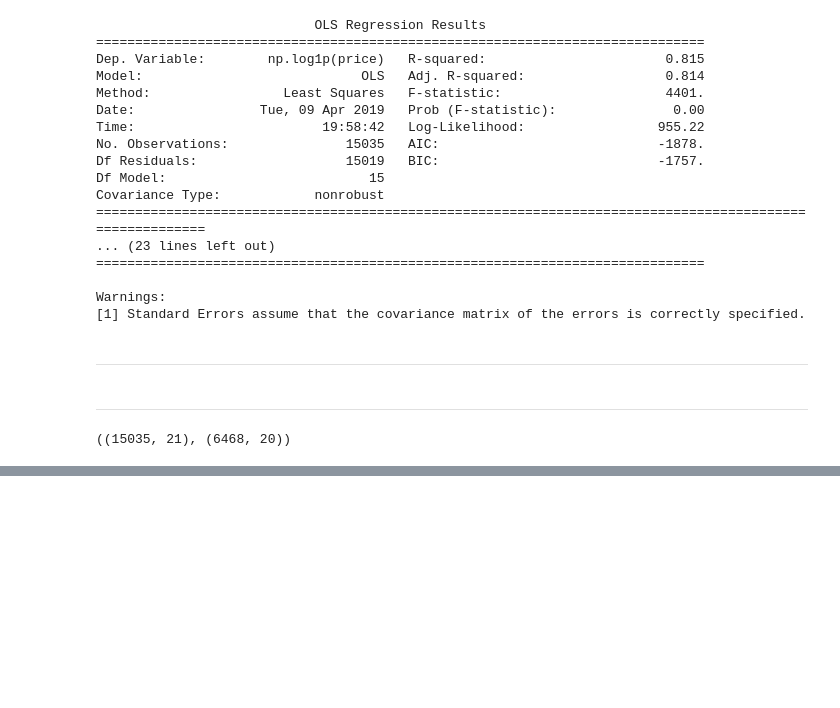
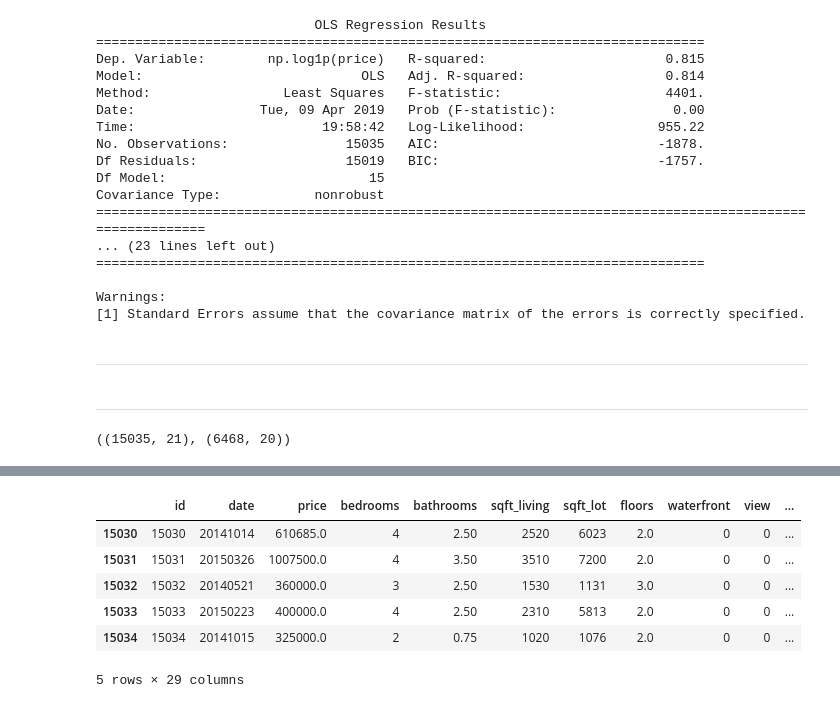
Before and after one commit to Junhojuno/everyday-kaggle, a Jupyter notebook: houseprice_prediction/code/Lets-Model-it.ipynb, the cells around one changed output, grey strips where cells are left out. Drawn from its saved outputs; the diff is of its cells as text; code cells hidden in the pictures; blank space fills up the shorter version.

```diff
--- a/houseprice_prediction/code/Lets-Model-it.ipynb
+++ b/houseprice_prediction/code/Lets-Model-it.ipynb
@@ -357,14 +427,2 @@ def drop_columns(train, test, cols):
 # # sqft_living > sqft_living15 : categorical로 만들기
 # def which_bigger(train, test):
-# %%
-df_train, df_test = is_center(df_train, df_test)
-df_train, df_test = is_renovated(df_train, df_test)
-df_train, df_test = years_of_construction(df_train, df_test)
-df_train = target_logscaling(df_train)
-df_train, df_test = buy_year_dummy(df_train, df_test)
-
-cols = ['sqft_living', 'sqft_lot', 'sqft_living15', 'sqft_lot15', 'lat', 'long','years_of_construction']
-
-df_train, df_test = make_normal(df_train, df_test, cols)
-# df_train, df_tets = drop_columns(df_train, df_test, cols=['id','date','buy_year','zipcode', 'yr_renovated','yr_built', 'sqft_above','sqft_basement'])
-df_train, df_tets = drop_columns(df_train, df_test, cols=['id','date'])
@@ -370,0 +437,10 @@ df_train, df_tets = drop_columns(df_train, df_test, cols=['id','date'])
+# %%
+df_train.tail()
+# %% [output]
+|  | id | date | price | bedrooms | bathrooms | sqft_living | sqft_lot | floors | waterfront | view | ... |
+| 15030 | 15030 | 20141014 | 610685.0 | 4 | 2.50 | 2520 | 6023 | 2.0 | 0 | 0 | ... |
+| 15031 | 15031 | 20150326 | 1007500.0 | 4 | 3.50 | 3510 | 7200 | 2.0 | 0 | 0 | ... |
+| 15032 | 15032 | 20140521 | 360000.0 | 3 | 2.50 | 1530 | 1131 | 3.0 | 0 | 0 | ... |
+| 15033 | 15033 | 20150223 | 400000.0 | 4 | 2.50 | 2310 | 5813 | 2.0 | 0 | 0 | ... |
+| 15034 | 15034 | 20141015 | 325000.0 | 2 | 0.75 | 1020 | 1076 | 2.0 | 0 | 0 | ... |
+5 rows × 29 columns
```
Also changed, not shown: parts of 16 cells of this notebook.
